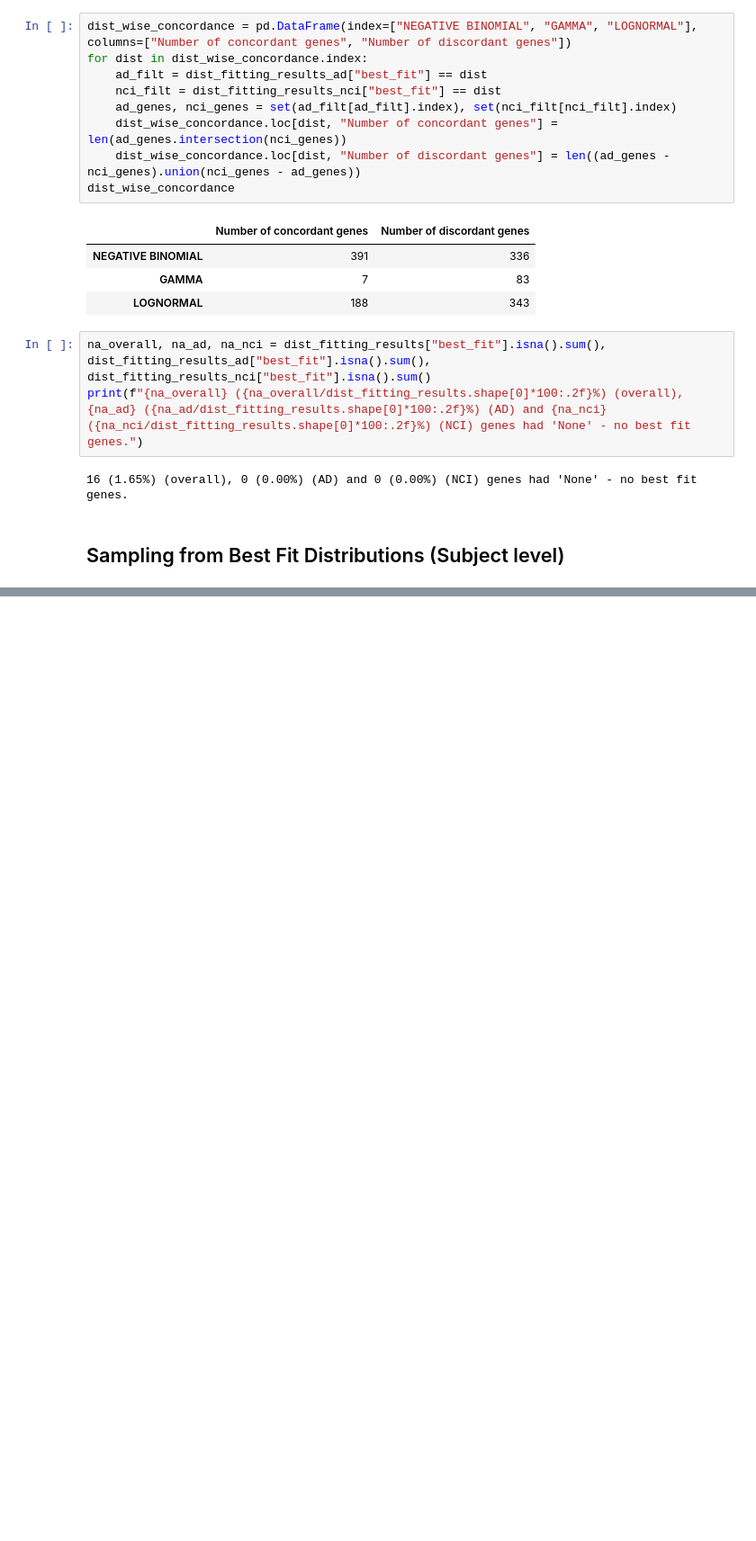
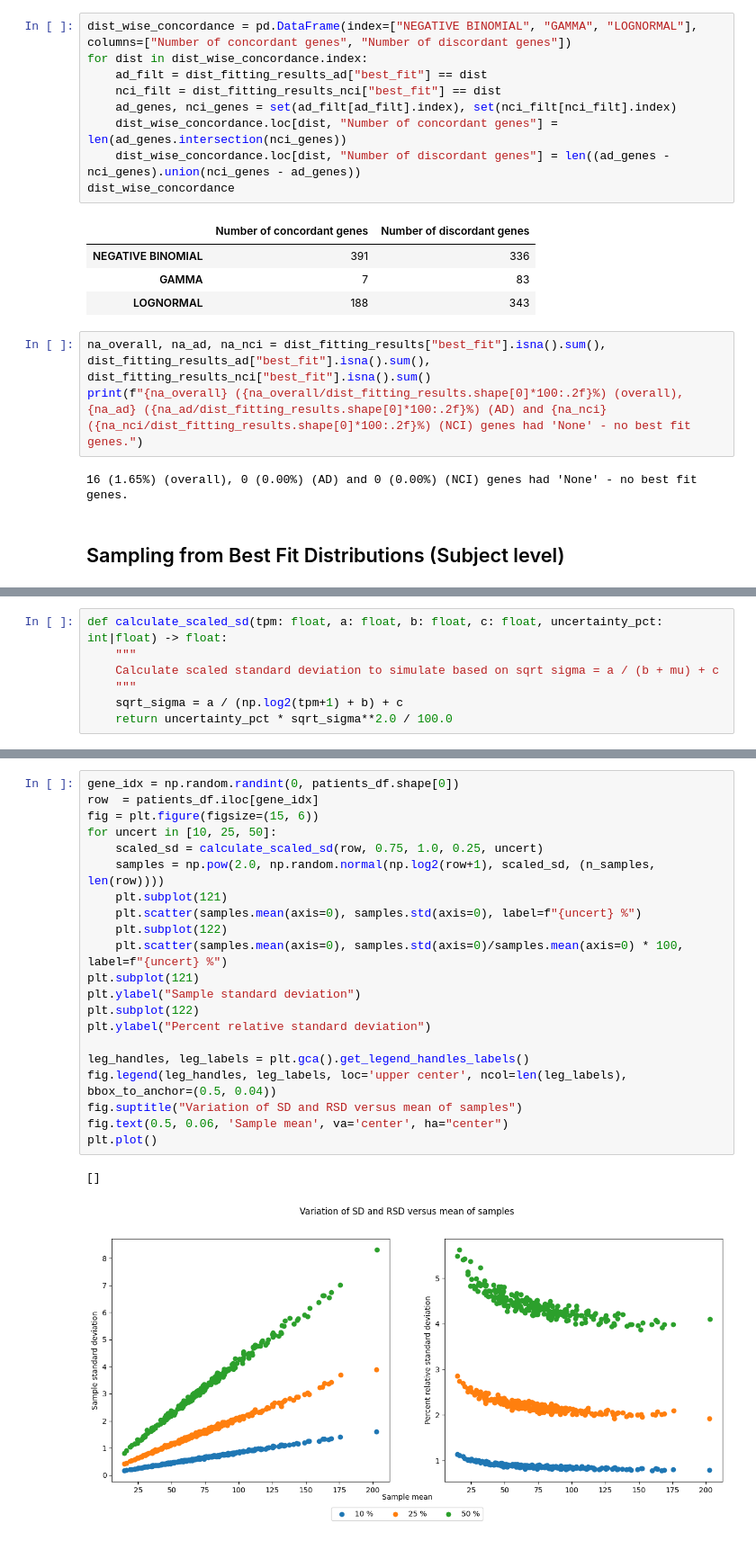
Before and after one commit to Translational-HDPM/T-HDPM_uncertainty_analysis, a Jupyter notebook: notebooks/distribution_based_sampling_adaptive_sd.ipynb, the cells around one changed output, grey strips where cells are left out. Shown at 90% size. Drawn from its saved outputs; the diff is of its cells as text; blank space fills up the shorter version.

Commit message:
Modify adaptive SD based calculations as per email discussion

```diff
--- a/notebooks/distribution_based_sampling_adaptive_sd.ipynb
+++ b/notebooks/distribution_based_sampling_adaptive_sd.ipynb
@@ -445,0 +228,7 @@ interactive(children=(IntSlider(value=0, continuous_update=False, description='G
+# %%
+def calculate_scaled_sd(tpm: float, a: float, b: float, c: float, uncertainty_pct: int|float) -> float:
+    """
+    Calculate scaled standard deviation to simulate based on sqrt sigma = a / (b + mu) + c
+    """
+    sqrt_sigma = a / (np.log2(tpm+1) + b) + c
+    return uncertainty_pct * sqrt_sigma**2.0 / 100.0
@@ -445,0 +277,24 @@ interactive(children=(IntSlider(value=0, continuous_update=False, description='G
+# %%
+gene_idx = np.random.randint(0, patients_df.shape[0])
+row  = patients_df.iloc[gene_idx]
+fig = plt.figure(figsize=(15, 6))
+for uncert in [10, 25, 50]:
+    scaled_sd = calculate_scaled_sd(row, 0.75, 1.0, 0.25, uncert)
+    samples = np.pow(2.0, np.random.normal(np.log2(row+1), scaled_sd, (n_samples, len(row))))
+    plt.subplot(121)
+    plt.scatter(samples.mean(axis=0), samples.std(axis=0), label=f"{uncert} %")
+    plt.subplot(122)
+    plt.scatter(samples.mean(axis=0), samples.std(axis=0)/samples.mean(axis=0) * 100, label=f"{uncert} %")
+plt.subplot(121)
+plt.ylabel("Sample standard deviation")
+plt.subplot(122)
+plt.ylabel("Percent relative standard deviation")
+
+leg_handles, leg_labels = plt.gca().get_legend_handles_labels()
+fig.legend(leg_handles, leg_labels, loc='upper center', ncol=len(leg_labels), bbox_to_anchor=(0.5, 0.04))
+fig.suptitle("Variation of SD and RSD versus mean of samples")
+fig.text(0.5, 0.06, 'Sample mean', va='center', ha="center")
+plt.plot()
+# %% [output]
+[]
+[figure, added]
```
Also changed, not shown: parts of 13 cells of this notebook, 2 other files.
